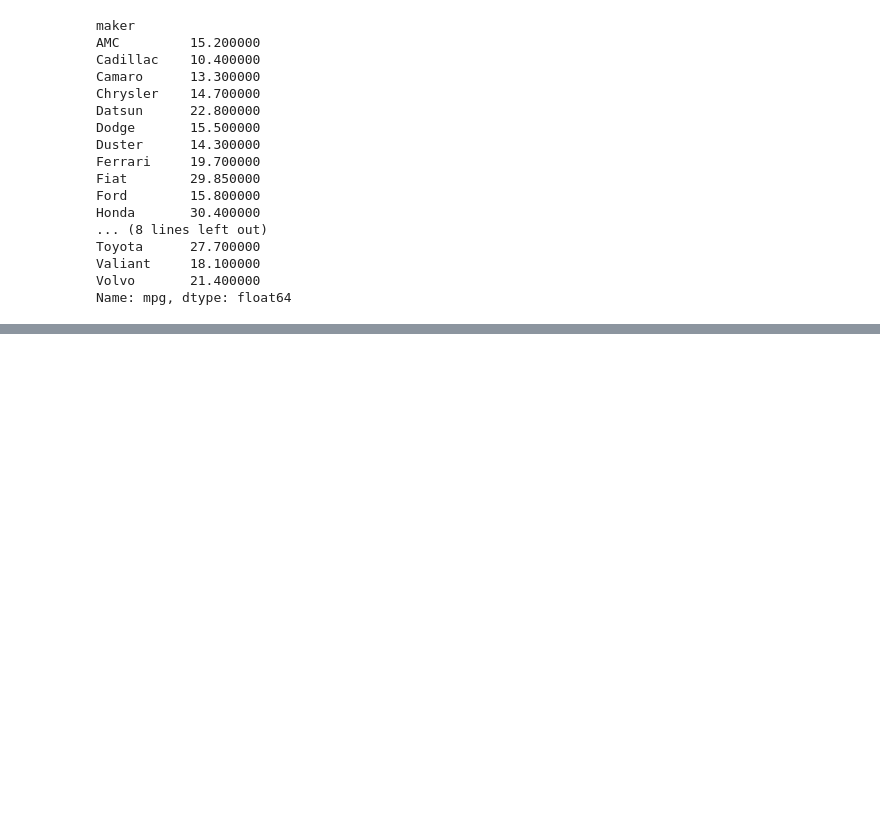
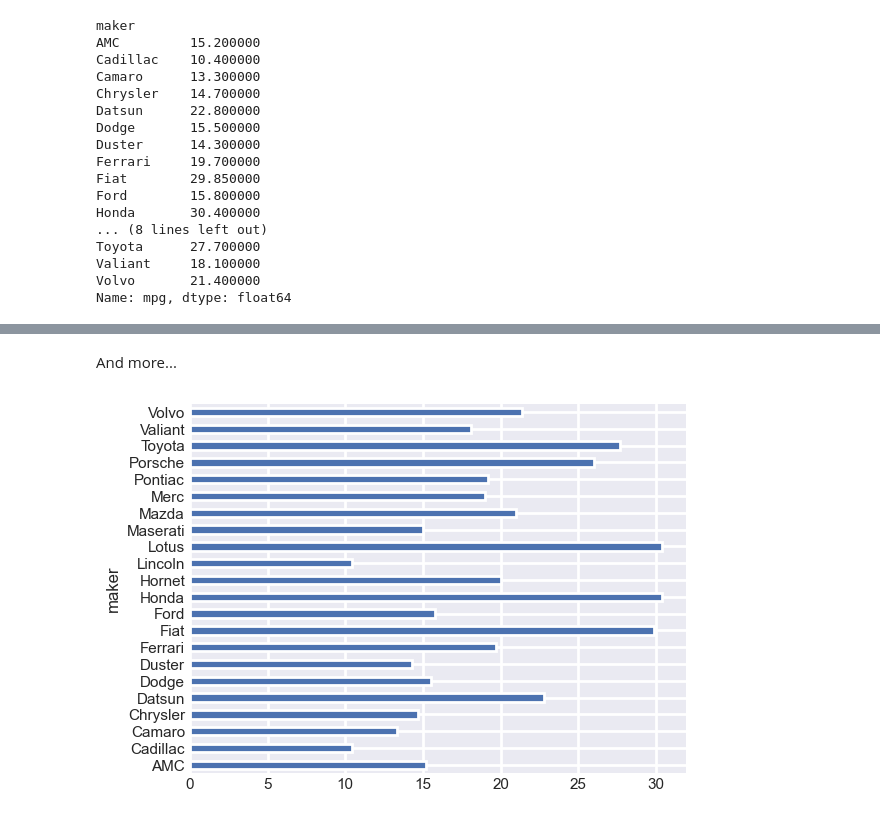
Before and after one commit to crdcamp/lin-reg-application, a Jupyter notebook: references/1_exploratory_data_analysis.ipynb, the cells around one changed output, grey strips where cells are left out. Cells and saved outputs as stored; diff of their text form; code cells hidden in the pictures; blank space fills up the shorter version.

```diff
--- a/references/1_exploratory_data_analysis.ipynb
+++ b/references/1_exploratory_data_analysis.ipynb
@@ -638,0 +701,11 @@ Name: mpg, dtype: float64
+# %% [markdown]
+And more...
+# %%
+with sns.plotting_context("poster", font_scale=0.5): # I added fontscale here to fix it
+    ax = plt.gca()
+    av_mpg.plot(kind="barh")
+    plt.grid(axis = 'x', color ='white', linestyle='-')
+    ax.tick_params(axis='both', which='both',length=0)
+    sns.despine(left=True, bottom=True)
+# %% [output]
+[figure, added]
```
Also changed, not shown: parts of 10 cells of this notebook.
